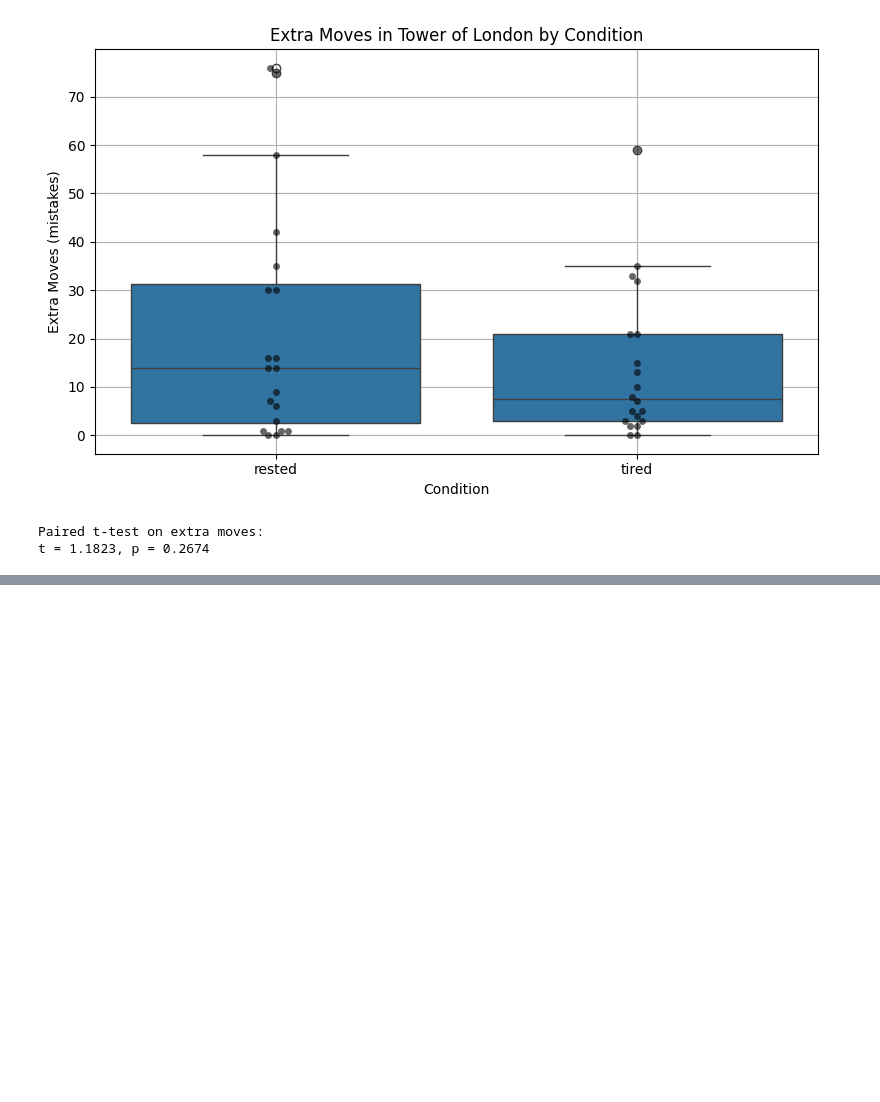
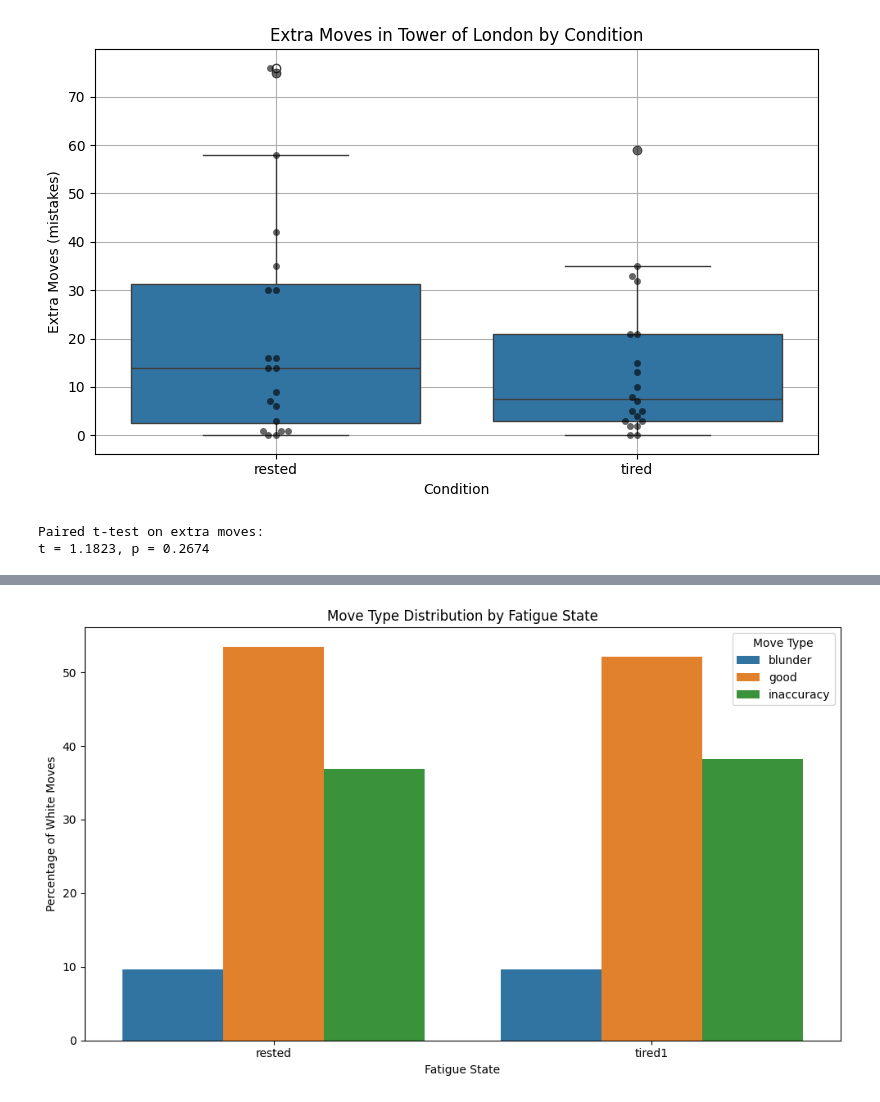
Before and after one commit to Hejtan/fatigue-chess, a Jupyter notebook: analysis/fatigue_analysis.ipynb, the cells around one changed output, grey strips where cells are left out. Saved outputs shown, nothing was run; the diff lists cells and outputs as text; code cells hidden in the pictures; blank space fills up the shorter version.

```diff
--- a/analysis/fatigue_analysis.ipynb
+++ b/analysis/fatigue_analysis.ipynb
@@ -745,0 +928,38 @@ t = 1.1823, p = 0.2674
+# %%
+def classify_move(cp_delta):
+    if cp_delta is None:
+        return "unknown"
+    elif cp_delta > 300:
+        return "blunder"
+    elif cp_delta > 50:
+        return "inaccuracy"
+    else:
+        return "good"
+
+eval_df["move_type"] = eval_df["cp_delta"].apply(classify_move)
+# %%
+move_type_counts = (
+    eval_df[eval_df["color"] == "w"]
+    .groupby(["state", "move_type"])
+    .size()
+    .reset_index(name="count")
+)
+
+# Convert to percent within each state
+total_by_state = move_type_counts.groupby("state")["count"].transform("sum")
+move_type_counts["percent"] = move_type_counts["count"] / total_by_state * 100
+# %%
+import seaborn as sns
+import matplotlib.pyplot as plt
+
+plt.figure(figsize=(10, 6))
+sns.barplot(data=move_type_counts, x="state", y="percent", hue="move_type")
+
+plt.title("Move Type Distribution by Fatigue State")
+plt.ylabel("Percentage of White Moves")
+plt.xlabel("Fatigue State")
+plt.legend(title="Move Type")
+plt.tight_layout()
+plt.show()
+# %% [output]
+[figure, added]
```
Also changed, not shown: parts of 42 cells of this notebook, 10 other files.
